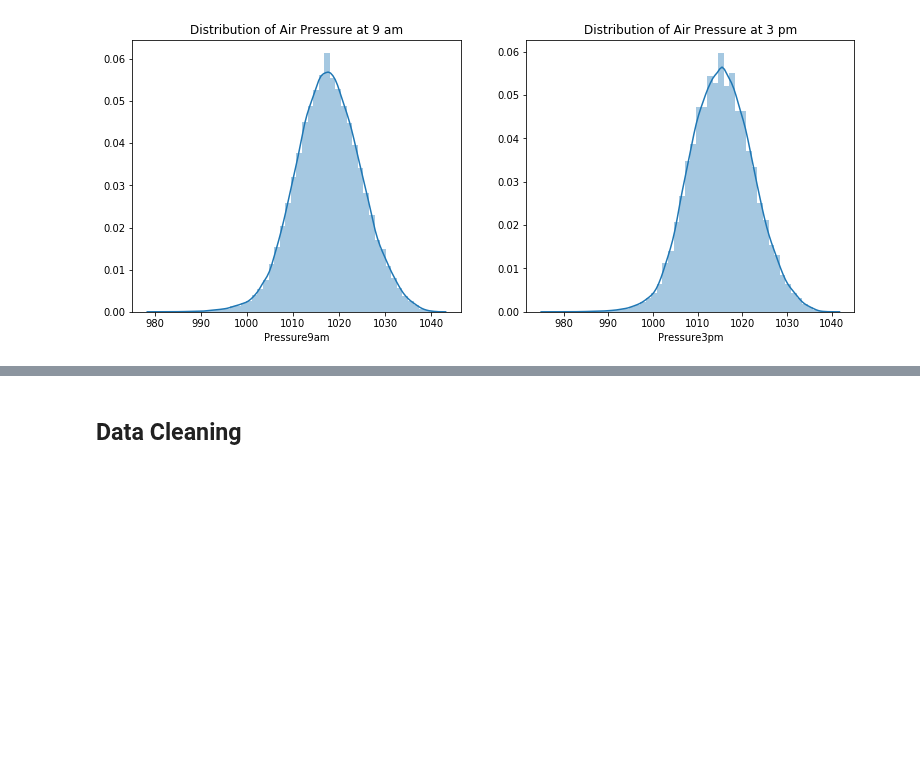
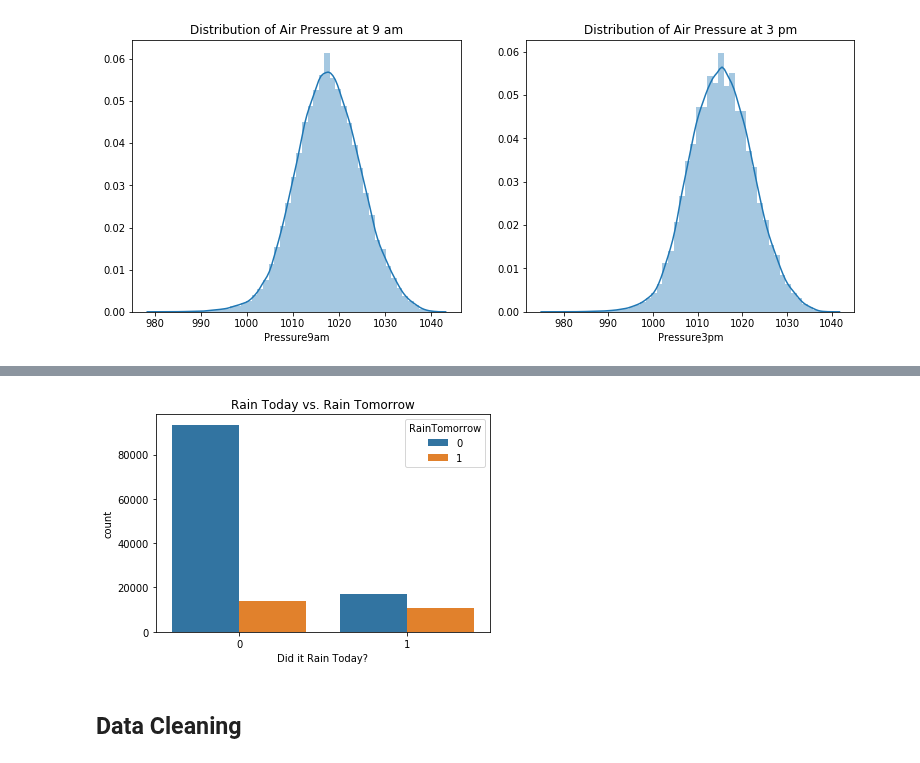
Before and after one commit to str007/Thinkful, a Jupyter notebook: Supervised_Learning_Capstone_Weather.ipynb, the cells around one changed output, grey strips where cells are left out. Drawn from its saved outputs; the diff is of its cells as text; code cells hidden in the pictures; blank space fills up the shorter version.

```diff
--- a/Supervised_Learning_Capstone_Weather.ipynb
+++ b/Supervised_Learning_Capstone_Weather.ipynb
@@ -165,3 +182,11 @@ plt.show()
+# %%
+#Now look at Rain Today and whether or not it rained the next day (Rain Tomorrow)
+sns.countplot(x='RainToday', hue='RainTomorrow', data=weather)
+plt.title('Rain Today vs. Rain Tomorrow')
+plt.xlabel('Did it Rain Today?')
+plt.show()
+# %% [output]
+[figure, added]
 # %% [markdown]
 ## Data Cleaning
 # %%
```
Also changed, not shown: parts of 9 cells of this notebook, 1 other file.
